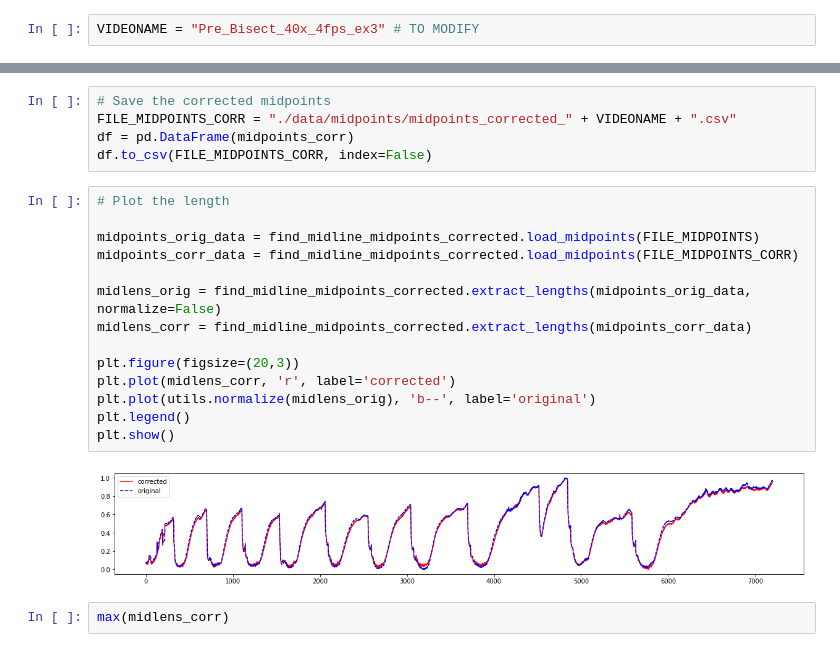
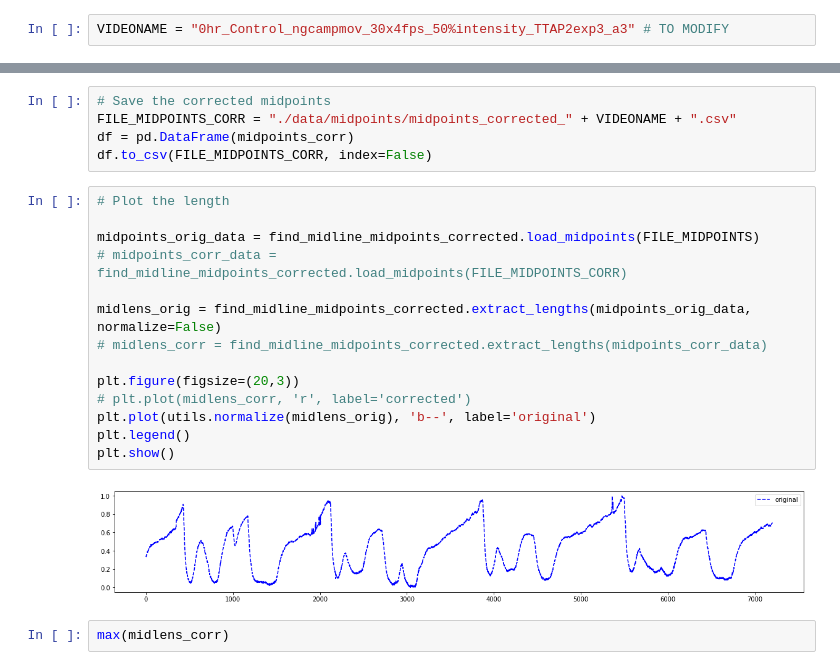
Before and after one commit to hengjiwang/hydracv, a Jupyter notebook: hydracv/midline_and_fluo.ipynb, the cells around one changed output, grey strips where cells are left out. Drawn from its saved outputs; the diff is of its cells as text.

```diff
--- a/hydracv/midline_and_fluo.ipynb
+++ b/hydracv/midline_and_fluo.ipynb
@@ -13,7 +13,7 @@ from hydracv.midline import find_midline_midpoints, find_midline_midpoints_corre
 from hydracv.fluorescence import trace_fluo
 from hydracv.utils import utils
 # %%
-VIDEONAME = "Pre_Bisect_40x_4fps_ex3" # TO MODIFY
+VIDEONAME = "0hr_Control_ngcampmov_30x4fps_50%intensity_TTAP2exp3_a3" # TO MODIFY
 # %% [markdown]
 ## Midline and length
 
@@ -54,19 +52,19 @@ df.to_csv(FILE_MIDPOINTS_CORR, index=False)
 # %%
 # Plot the length
 
 midpoints_orig_data = find_midline_midpoints_corrected.load_midpoints(FILE_MIDPOINTS)
-midpoints_corr_data = find_midline_midpoints_corrected.load_midpoints(FILE_MIDPOINTS_CORR)
+# midpoints_corr_data = find_midline_midpoints_corrected.load_midpoints(FILE_MIDPOINTS_CORR)
 
 midlens_orig = find_midline_midpoints_corrected.extract_lengths(midpoints_orig_data, normalize=False)
-midlens_corr = find_midline_midpoints_corrected.extract_lengths(midpoints_corr_data)
+# midlens_corr = find_midline_midpoints_corrected.extract_lengths(midpoints_corr_data)
 
 plt.figure(figsize=(20,3))
-plt.plot(midlens_corr, 'r', label='corrected')
+# plt.plot(midlens_corr, 'r', label='corrected')
 plt.plot(utils.normalize(midlens_orig), 'b--', label='original')
 plt.legend()
 plt.show()
 # %% [output]
-[figure, old version]
+[figure, new version]
 # %%
 max(midlens_corr)
 # %% [output]
```
Also changed, not shown: parts of 5 cells of this notebook, 9 other files.
